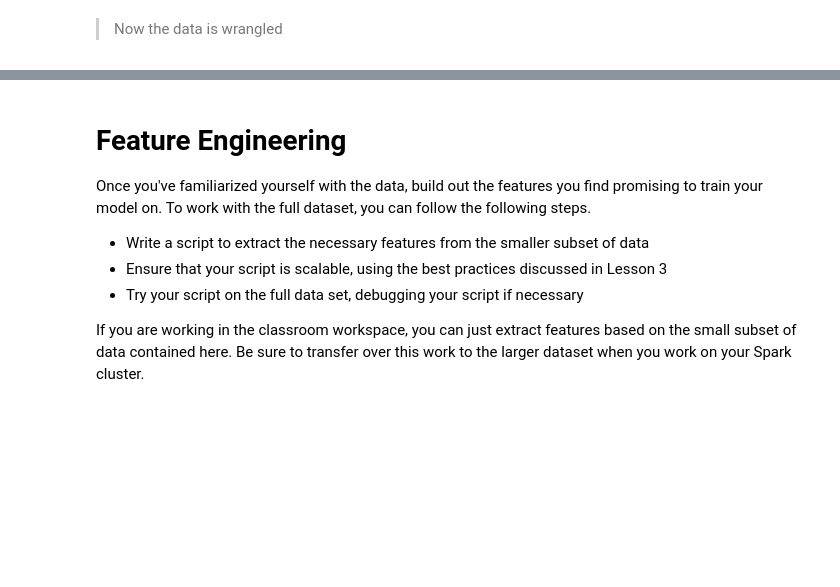
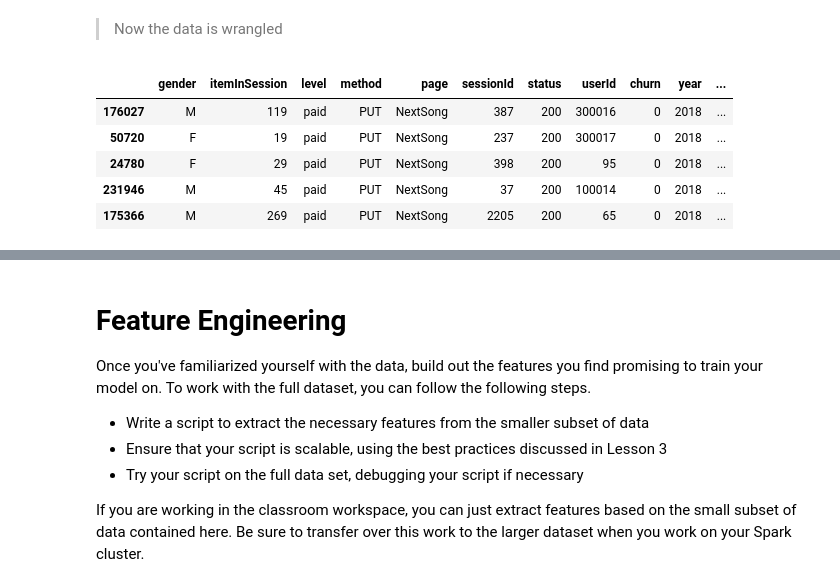
Before and after one commit to GinnCheng/Cloud-computing-classifier-breed, a Jupyter notebook: Sparkify.ipynb, the cells around one changed output, grey strips where cells are left out. Saved outputs shown, nothing was run; the diff lists cells and outputs as text; code cells hidden in the pictures; blank space fills up the shorter version.

```diff
--- a/Sparkify.ipynb
+++ b/Sparkify.ipynb
@@ -241,0 +243,12 @@ sc_ind.show(5)
+# %%
+# convert the sc data to pandas dataframe to visualise for a basic analysis
+df_cl = sc_cl.toPandas()
+# %%
+df_cl.sample(5)
+# %% [output]
+|  | gender | itemInSession | level | method | page | sessionId | status | userId | churn | year | ... |
+| 176027 | M | 119 | paid | PUT | NextSong | 387 | 200 | 300016 | 0 | 2018 | ... |
+| 50720 | F | 19 | paid | PUT | NextSong | 237 | 200 | 300017 | 0 | 2018 | ... |
+| 24780 | F | 29 | paid | PUT | NextSong | 398 | 200 | 95 | 0 | 2018 | ... |
+| 231946 | M | 45 | paid | PUT | NextSong | 37 | 200 | 100014 | 0 | 2018 | ... |
+| 175366 | M | 269 | paid | PUT | NextSong | 2205 | 200 | 65 | 0 | 2018 | ... |
```
Also changed, not shown: parts of 7 cells of this notebook.
